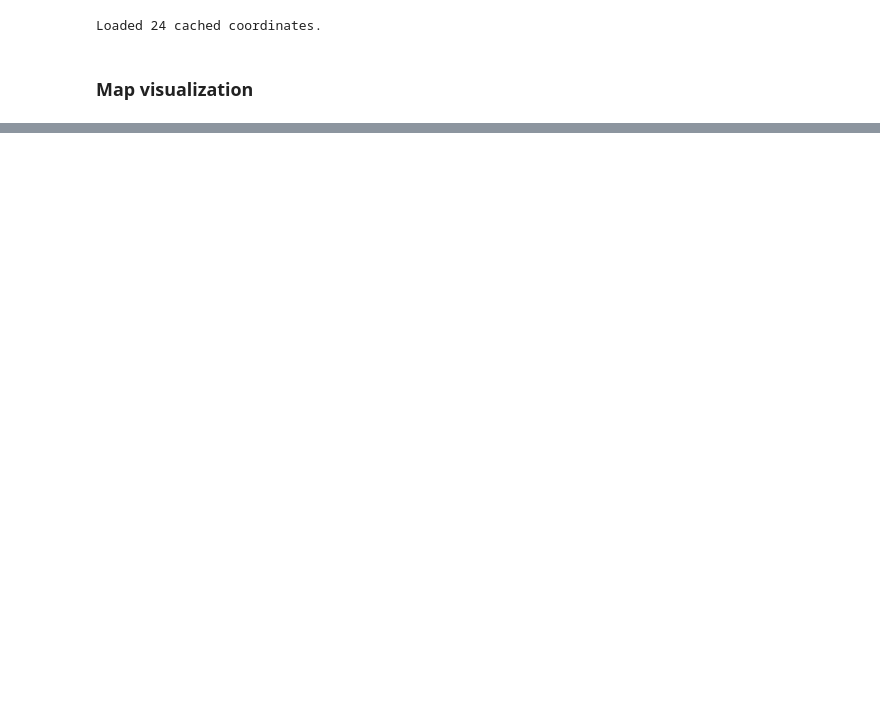
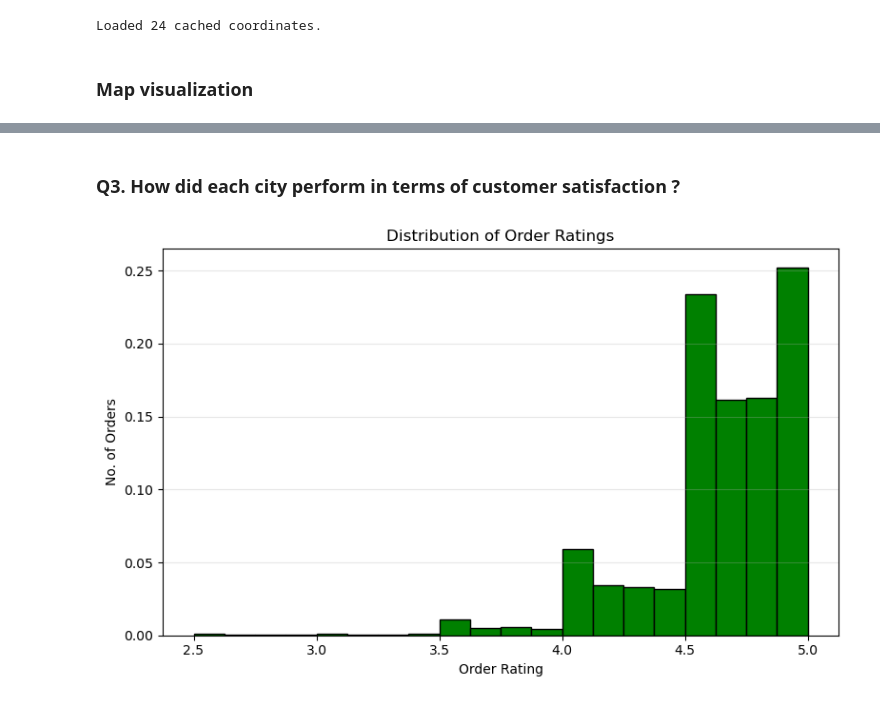
Before and after one commit to shubhx32/Network-Food-Delivery-EDA, a Jupyter notebook: notebooks/Food-Delivery-EDA.ipynb, the cells around one changed output, grey strips where cells are left out. Cells and saved outputs as stored; diff of their text form; code cells hidden in the pictures; blank space fills up the shorter version.

```diff
--- a/notebooks/Food-Delivery-EDA.ipynb
+++ b/notebooks/Food-Delivery-EDA.ipynb
@@ -673,0 +640,26 @@ df.rename(columns={'delivery_person_ratings': 'delivery_satisfaction_rating'}, i
+# %% [markdown]
+### Q3. How did each city perform in terms of customer satisfaction ?
+# %%
+ratings = df['order_rating'].dropna()
+n = len(ratings)
+
+weights = np.ones_like(ratings) / n
+
+plt.figure(figsize=(8, 5))
+plt.hist(ratings,
+         bins=20,
+         weights=weights,
+         color='green',
+         edgecolor='black')
+
+plt.xlabel('Order Rating')
+plt.ylabel('No. of Orders')
+plt.title('Distribution of Order Ratings')
+# plt.xticks(np.arange(np.floor(ratings.min()*10)/10,
+#                      np.ceil(ratings.max()*10)/10 + 0.1, 0.1),
+#            rotation=45)
+plt.grid(axis='y', alpha=0.3)
+plt.tight_layout()
+plt.show()
+# %% [output]
+[figure, added]
```
Also changed, not shown: parts of 27 cells of this notebook.
